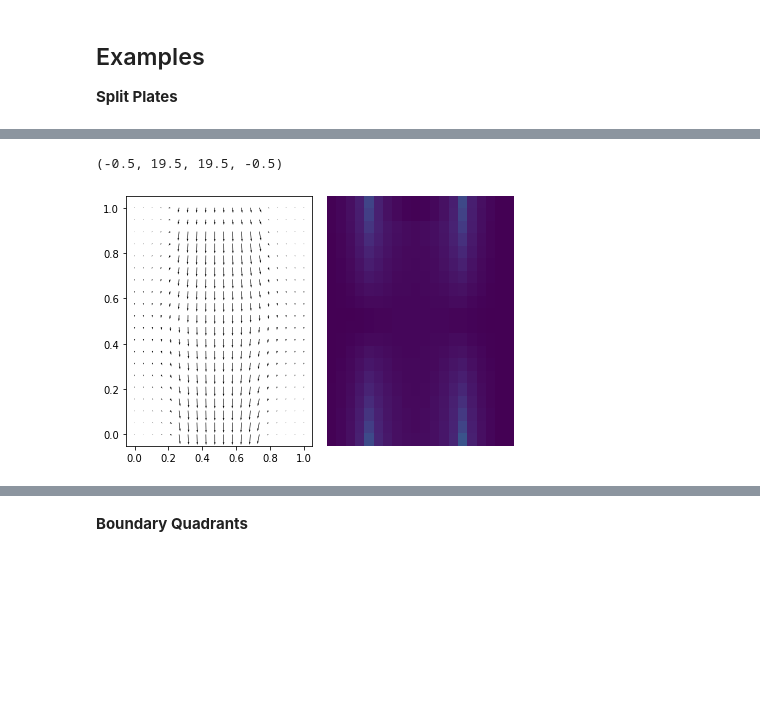
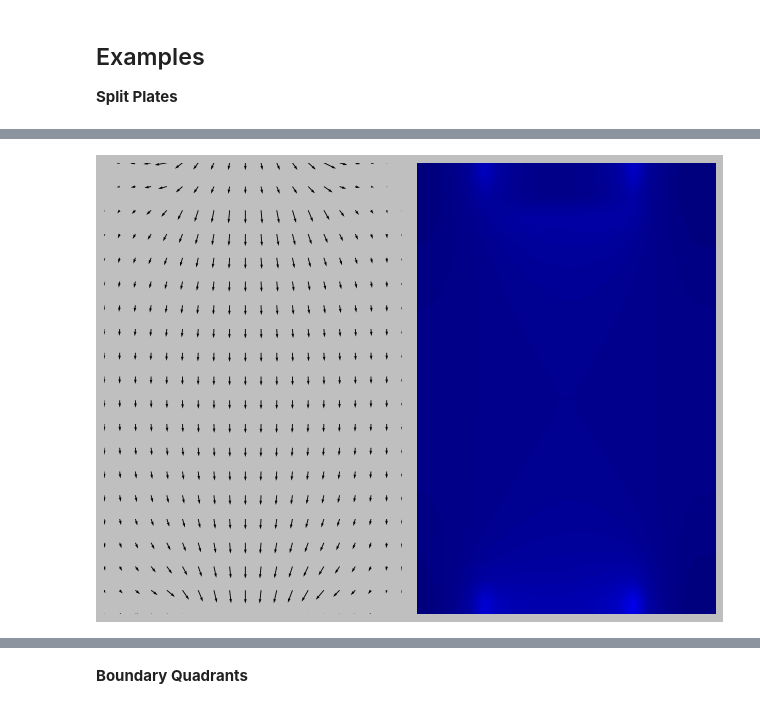
Before and after one commit to JustinBakerMath/homogenize, a Jupyter notebook: doc/Homogenization.ipynb, the cells around one changed output, grey strips where cells are left out. Drawn from its saved outputs; the diff is of its cells as text; code cells hidden in the pictures; blank space fills up the shorter version.

```diff
--- a/doc/Homogenization.ipynb
+++ b/doc/Homogenization.ipynb
@@ -11,11 +11,14 @@ $\newcommand{\C}{\mathbb{C}}
 $
 # %%
 import matplotlib.pyplot as plt
+import seaborn as sns
 import sys
 
 sys.path.append('../')
+from lib.design import *
 
-from lib.design import *
+plt.style.use('classic')
+#sns.set()
 # %% [markdown]
 # Kantorovich-Rubenstein OT with Linear Solvers
 
@@ -98,14 +102,15 @@ plt.imshow((sigma-rho)[::-1])
 # %%
-options={'lv':1}
+options={'lv':10,'alpha':.5,'beta':1}
 prob = design2D(x,y,f,options)
-prob.iterate(30)
+prob.iterate(100)
 # %%
 plt.figure(tight_layout=True)
 plt.subplot(121)
 plt.quiver(prob.xx,prob.yy,prob.ADu.T[0],prob.ADu.T[1])
+plt.axis('off')
 plt.subplot(122)
 plt.imshow(prob.theta.reshape(prob.domain_shape)[::-1],vmin=0,vmax=1,aspect='auto')
 plt.axis('off')
+plt.savefig('../out/example1_dispersed.pdf')
 # %% [output]
-(-0.5, 19.5, 19.5, -0.5)
-[figure, old version]
+[figure, new version]
```
Also changed, not shown: parts of 10 cells of this notebook, 4 other files.
